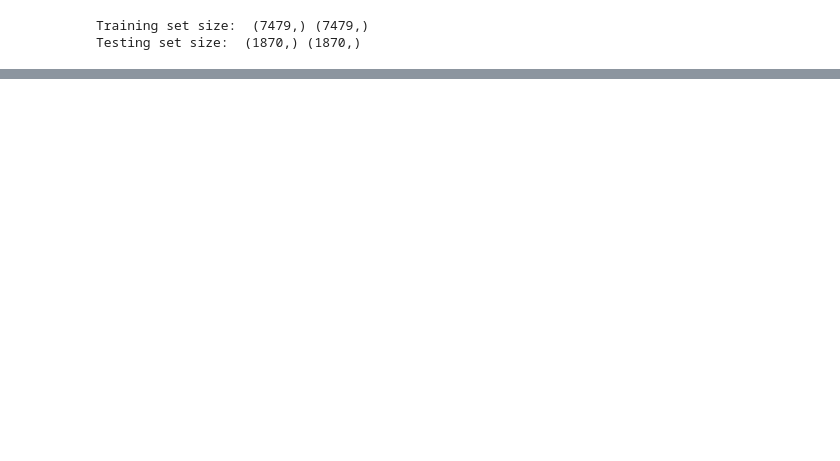
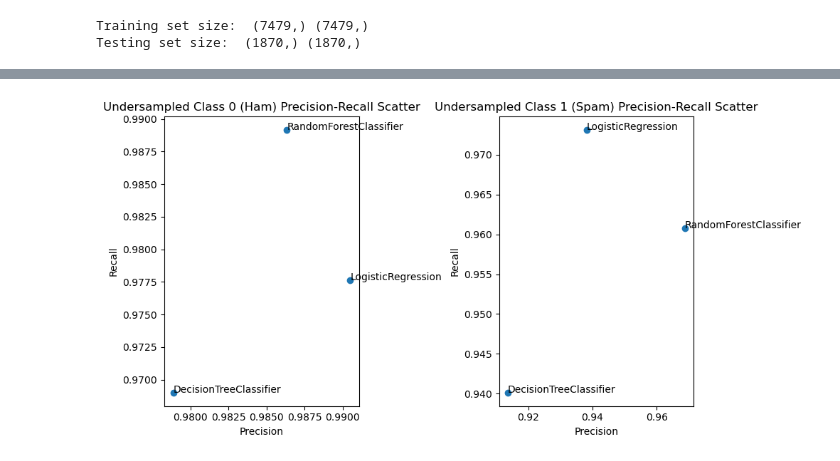
Before and after one commit to SamSchultz-bit/project-4-team-2, a Jupyter notebook: model_optimized.ipynb, the cells around one changed output, grey strips where cells are left out. Saved outputs shown, nothing was run; the diff lists cells and outputs as text; code cells hidden in the pictures; blank space fills up the shorter version.

```diff
--- a/model_optimized.ipynb
+++ b/model_optimized.ipynb
@@ -195,0 +360,20 @@ array([[  2,   0,   0, ...,   0,   0,  37],
+# %%
+us_models = [
+    RandomForestClassifier(n_estimators=100, random_state=0, max_depth=50, min_samples_split=40, bootstrap=False, ccp_alpha=0.000008),
+    LogisticRegression(solver="lbfgs"),
+    DecisionTreeClassifier()
+]
+
+undersampled_matrices = []
+undersampled_model_names = []
+undersampled_classification_reports = []  # To store classification reports
+for us_model in us_models:
+    matrix = undersampled_models(us_model, X_under, X_test_prepared, y_under, y_test)
+    undersampled_matrices.append(matrix)
+    undersampled_model_names.append(type(us_model).__name__)  # Get model names
+    report = classification_report(y_test, us_model.predict(X_test_prepared), output_dict=True)
+    undersampled_classification_reports.append(report)  # Store classification reports
+
+# Plot heat maps for each confusion matrix of undersampled models with respective model names as titles
+for matrix, name in zip(undersampled_matrices, undersampled_model_names):
+    plot_confusion_matrix(matrix, name)
@@ -196 +391,31 @@ array([[  2,   0,   0, ...,   0,   0,  37],
+# %%
+# Extract precision and recall for each class from undersampled classification reports
+us_class_0_precision_recall = [(report['0']['precision'], report['0']['recall']) for report in undersampled_classification_reports]
+us_class_1_precision_recall = [(report['1']['precision'], report['1']['recall']) for report in undersampled_classification_reports]
+
+# Create scatter plots for precision-recall values for undersampled models for both classes
+plt.figure(figsize=(10, 5))
+
+# Scatter plot for undersampled class 0 (Ham)
+plt.subplot(1, 2, 1)
+plt.scatter([pair[0] for pair in us_class_0_precision_recall], [pair[1] for pair in us_class_0_precision_recall], marker='o')
+plt.xlabel('Precision')
+plt.ylabel('Recall')
+plt.title('Undersampled Class 0 (Ham) Precision-Recall Scatter')
+for i, txt in enumerate(undersampled_model_names):
+    plt.annotate(txt, (us_class_0_precision_recall[i][0], us_class_0_precision_recall[i][1]))
+
+# Scatter plot for undersampled class 1 (Spam)
+plt.subplot(1, 2, 2)
+plt.scatter([pair[0] for pair in us_class_1_precision_recall], [pair[1] for pair in us_class_1_precision_recall], marker='o')
+plt.xlabel('Precision')
+plt.ylabel('Recall')
+plt.title('Undersampled Class 1 (Spam) Precision-Recall Scatter')
+for i, txt in enumerate(undersampled_model_names):
+    plt.annotate(txt, (us_class_1_precision_recall[i][0], us_class_1_precision_recall[i][1]))
+
+plt.tight_layout()
+plt.show()
+# %% [output]
+[figure, added]
 # %%
```
Also changed, not shown: parts of 36 cells of this notebook.
